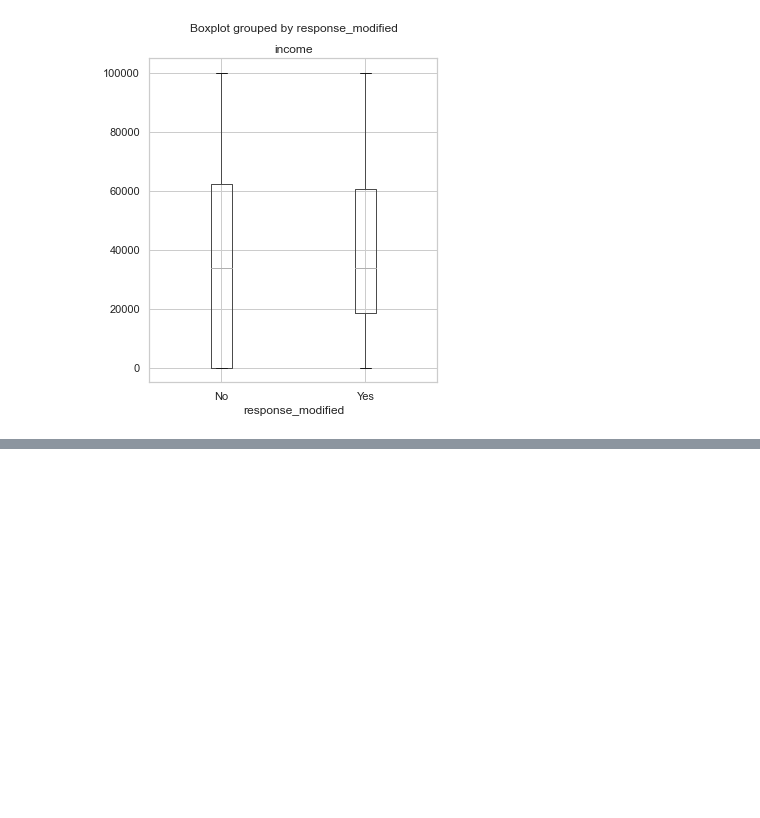
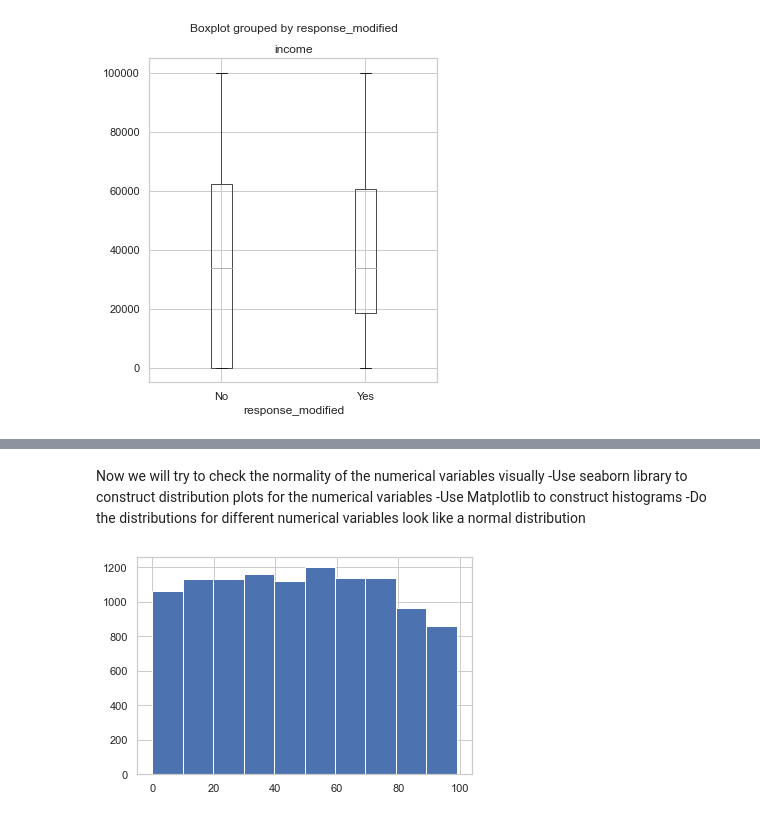
Before and after one commit to Mahnaz-Meem/lab4-customer-analysis-round-2, a Jupyter notebook: Lab4-customer-analysis-round-2.ipynb, the cells around one changed output, grey strips where cells are left out. Cells and saved outputs as stored; diff of their text form; code cells hidden in the pictures; blank space fills up the shorter version.

```diff
--- a/Lab4-customer-analysis-round-2.ipynb
+++ b/Lab4-customer-analysis-round-2.ipynb
@@ -458,0 +529,10 @@ data1.boxplot(column='income', by='response_modified', figsize=(5,6))
+# %% [markdown]
+Now we will try to check the normality of the numerical variables visually
+-Use seaborn library to construct distribution plots for the numerical variables
+-Use Matplotlib to construct histograms
+-Do the distributions for different numerical variables look like a normal distribution
+# %%
+data1['months since policy inception'].hist()
+plt.show()
+# %% [output]
+[figure, added]
```
Also changed, not shown: parts of 29 cells of this notebook.
